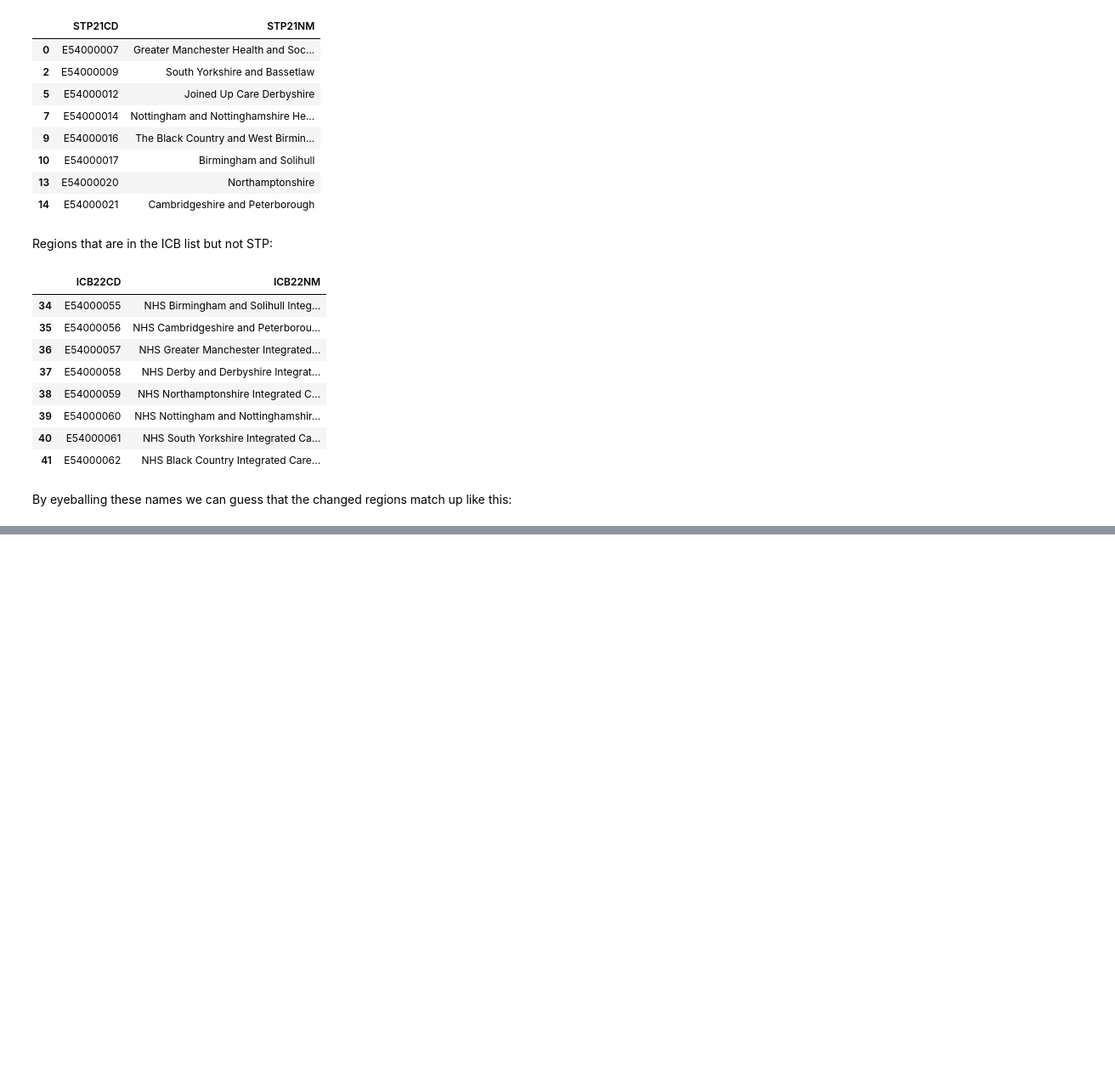
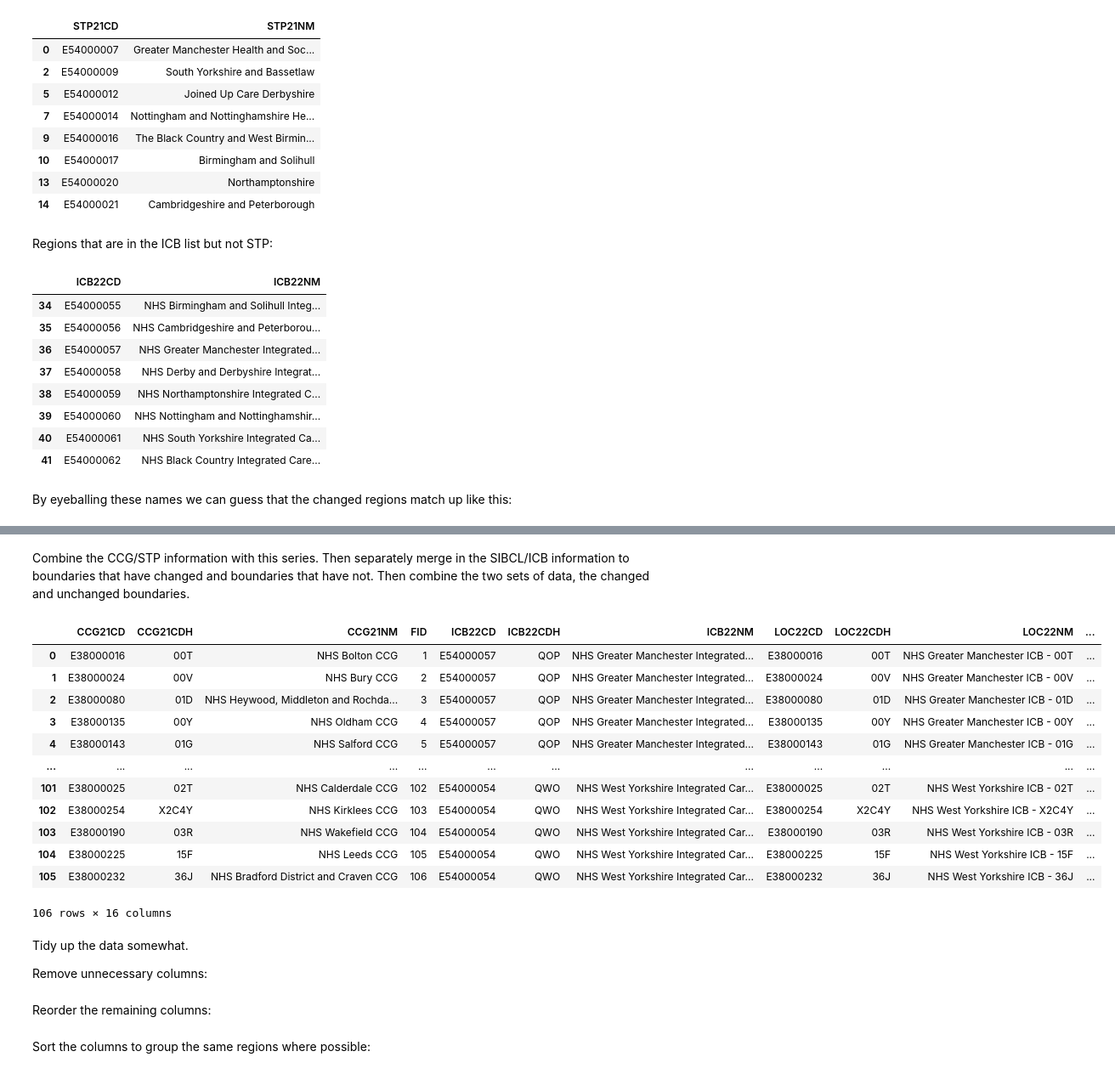
Before and after one commit to samuel-book/geography_data, a Jupyter notebook: docs/01aa_ccg_sicbl_stp_icb.ipynb, the cells around one changed output, grey strips where cells are left out. Shown at 85% size. Drawn from its saved outputs; the diff is of its cells as text; code cells hidden in the pictures; blank space fills up the shorter version.

Commit message:
Finished CCG-SICBL lookup docs

```diff
--- a/docs/01aa_ccg_sicbl_stp_icb.ipynb
+++ b/docs/01aa_ccg_sicbl_stp_icb.ipynb
@@ -29,18 +29,26 @@ from dataclasses import dataclass
 class Paths:
     '''Singleton object for storing paths to data and database.'''
 
+    # Directories:
     dir_ons_tabular = '../data_tabular/ons_data/'
     dir_ons_geojson = '../data_geojson/ons_data/'
+    dir_output = 'output_data'
+    dir_output_images = 'output_images'
 
+    # Tabular data:
     ccg_stp = 'CCG21_STP21_EN_LU.csv'
-    sicbl_icb = 'LOC22_ICB22_NHSER22_EN_LU'
+    sicbl_icb = 'LOC22_ICB22_NHSER22_EN_LU.csv'
 
+    # Boundaries data:
     ccg_geojson = 'Clinical_Commissioning_Groups_April_2021_EN_BUC_2022.geojson'
     stp_geojson = 'Sustainability_and_Transformation_Partnerships_April_2021_EN_BGC_2022.geojson'
     sicbl_geojson = 'SICBL_JUL_2022_EN_BUC.geojson'
     icb_geojson = 'ICB_JUL_2022_EN_BGC_V3.geojson'
 
+    # Output:
     df_output = 'ccg_stp_sicbl_icb.csv'
+    image_ccg_sicbl = 'boundaries_ccg21_sicbl22.png'
+    image_stp_icb = 'boundaries_stp21_icb22.png'
 
 paths = Paths()
 # %% [markdown]
@@ -190,0 +199,3 @@ stp_icb_changes = {
+# %%
+df_ccg_stp = pd.read_csv(os.path.join(paths.dir_ons_tabular, paths.ccg_stp))
+df_sicbl_icb = pd.read_csv(os.path.join(paths.dir_ons_tabular, paths.sicbl_icb))
@@ -190,0 +218,6 @@ stp_icb_changes = {
+# %%
+series_ccg_sicbl_changes = pd.Series(ccg_sicbl_changes)
+series_ccg_sicbl_changes.index.name = 'CCG21NM'
+series_ccg_sicbl_changes.name = 'LOC22NM'
+
+series_ccg_sicbl_changes
@@ -190,0 +233,41 @@ stp_icb_changes = {
+# %% [markdown]
+Combine the CCG/STP information with this series. Then separately merge in the SIBCL/ICB information to boundaries that have changed and boundaries that have not. Then combine the two sets of data, the changed and unchanged boundaries.
+# %%
+df_ccg_sicbl = pd.merge(
+    series_ccg_sicbl_changes, df_ccg_stp,
+    left_index=True, right_on='CCG21NM', how='right'
+)
+
+# Data for the changed boundaries:
+df_ccg_sicbl_ch = pd.merge(
+    df_ccg_sicbl, df_sicbl_icb,
+    on='LOC22NM', how='left'
+)
+# Data for the unchanged boundaries:
+df_ccg_sicbl_unch = pd.merge(
+    df_ccg_sicbl.drop('LOC22NM', axis='columns'), df_sicbl_icb,
+    left_on='CCG21CD', right_on='LOC22CD', how='left'
+)
+
+# Fill in the other SICBL/ICB rows:
+df_ccg_sicbl = df_ccg_sicbl_ch.combine_first(df_ccg_sicbl_unch)
+# %%
+df_ccg_sicbl
+# %% [output]
+|  | CCG21CD | CCG21CDH | CCG21NM | FID | ICB22CD | ICB22CDH | ICB22NM | LOC22CD | LOC22CDH | LOC22NM | ... |
+| 0 | E38000016 | 00T | NHS Bolton CCG | 1 | E54000057 | QOP | NHS Greater Manchester Integrated... | E38000016 | 00T | NHS Greater Manchester ICB - 00T | ... |
+| 1 | E38000024 | 00V | NHS Bury CCG | 2 | E54000057 | QOP | NHS Greater Manchester Integrated... | E38000024 | 00V | NHS Greater Manchester ICB - 00V | ... |
+| 2 | E38000080 | 01D | NHS Heywood, Middleton and Rochda... | 3 | E54000057 | QOP | NHS Greater Manchester Integrated... | E38000080 | 01D | NHS Greater Manchester ICB - 01D | ... |
+| 3 | E38000135 | 00Y | NHS Oldham CCG | 4 | E54000057 | QOP | NHS Greater Manchester Integrated... | E38000135 | 00Y | NHS Greater Manchester ICB - 00Y | ... |
+| 4 | E38000143 | 01G | NHS Salford CCG | 5 | E54000057 | QOP | NHS Greater Manchester Integrated... | E38000143 | 01G | NHS Greater Manchester ICB - 01G | ... |
+| ... | ... | ... | ... | ... | ... | ... | ... | ... | ... | ... | ... |
+| 101 | E38000025 | 02T | NHS Calderdale CCG | 102 | E54000054 | QWO | NHS West Yorkshire Integrated Car... | E38000025 | 02T | NHS West Yorkshire ICB - 02T | ... |
+| 102 | E38000254 | X2C4Y | NHS Kirklees CCG | 103 | E54000054 | QWO | NHS West Yorkshire Integrated Car... | E38000254 | X2C4Y | NHS West Yorkshire ICB - X2C4Y | ... |
+| 103 | E38000190 | 03R | NHS Wakefield CCG | 104 | E54000054 | QWO | NHS West Yorkshire Integrated Car... | E38000190 | 03R | NHS West Yorkshire ICB - 03R | ... |
+| 104 | E38000225 | 15F | NHS Leeds CCG | 105 | E54000054 | QWO | NHS West Yorkshire Integrated Car... | E38000225 | 15F | NHS West Yorkshire ICB - 15F | ... |
+| 105 | E38000232 | 36J | NHS Bradford District and Craven CCG | 106 | E54000054 | QWO | NHS West Yorkshire Integrated Car... | E38000232 | 36J | NHS West Yorkshire ICB - 36J | ... |
+106 rows × 16 columns
+# %% [markdown]
+Tidy up the data somewhat.
+
+Remove unnecessary columns:
@@ -190,0 +276,2 @@ stp_icb_changes = {
+# %% [markdown]
+Reorder the remaining columns:
@@ -190,0 +287,2 @@ stp_icb_changes = {
+# %% [markdown]
+Sort the columns to group the same regions where possible:
```
Also changed, not shown: parts of 16 cells of this notebook, 3 other files.
